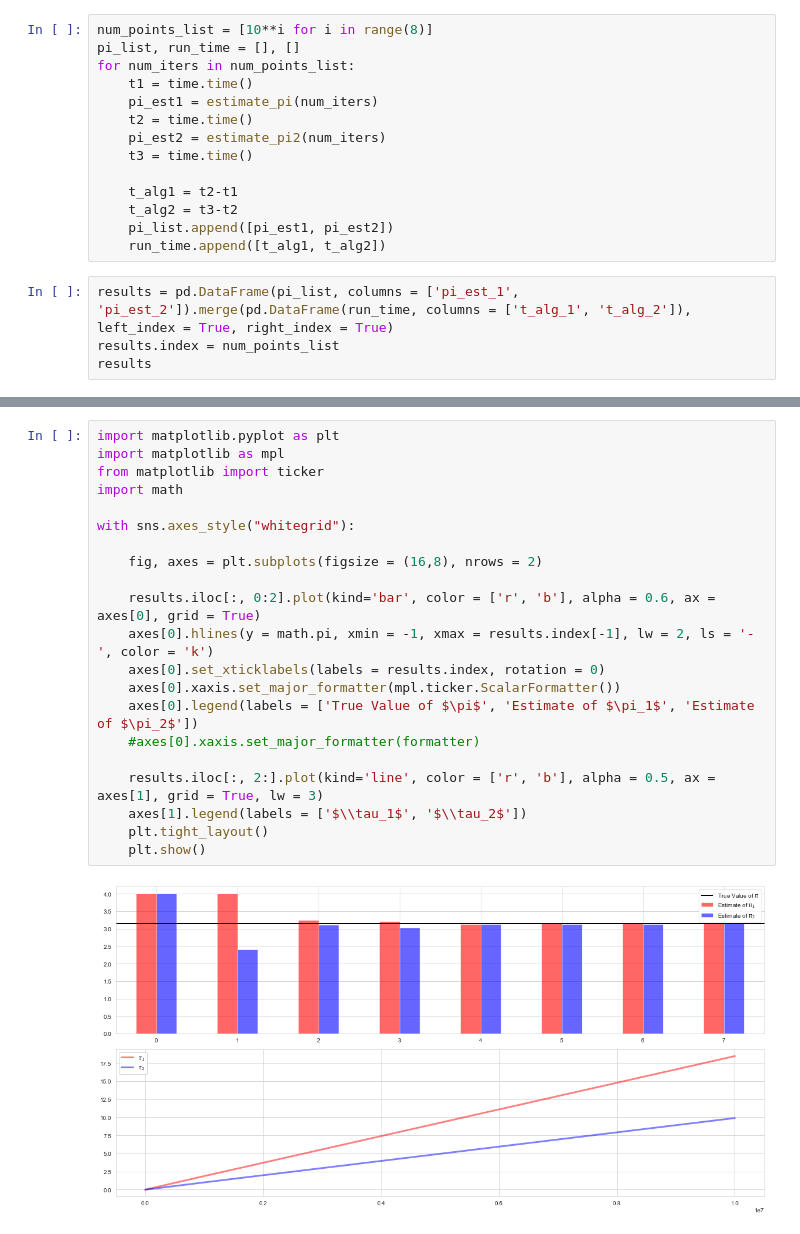
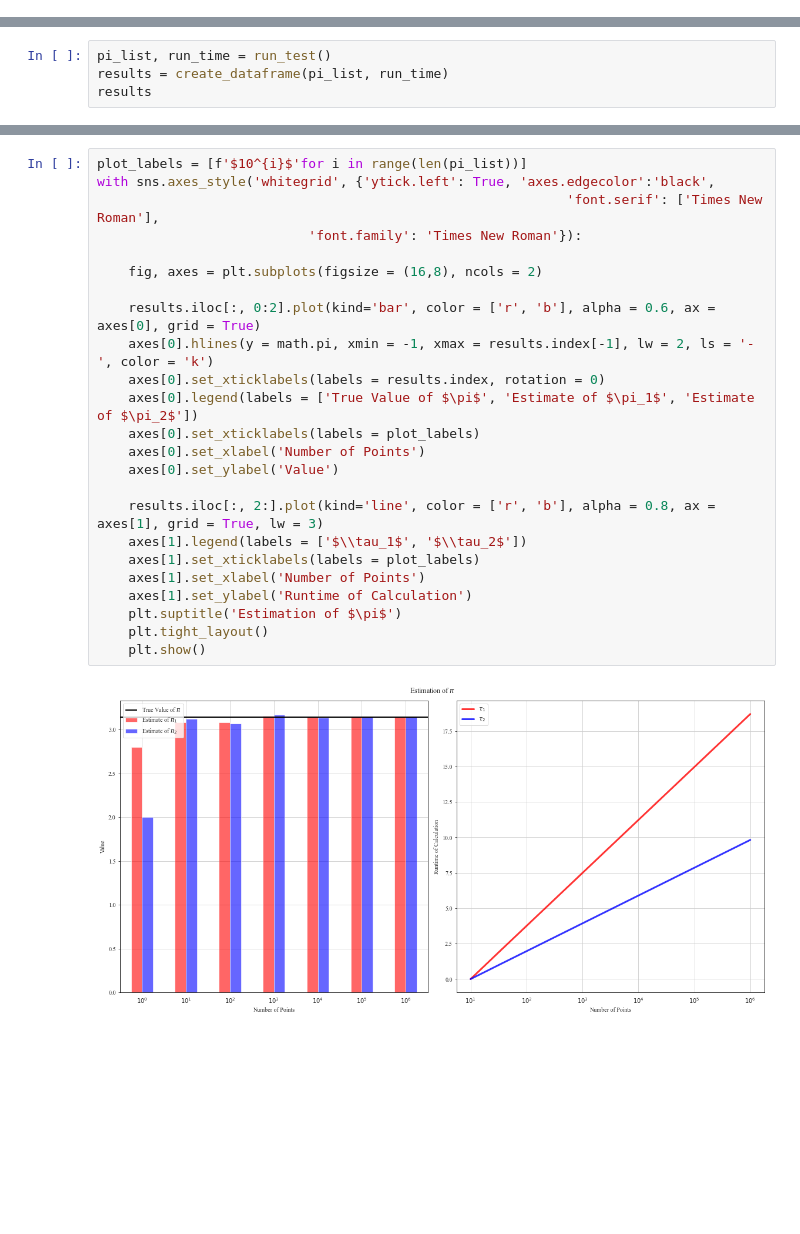
Before and after one commit to petartodorovic/Programming-Problems, a Jupyter notebook: estimating_pi.ipynb, the cells around one changed output, grey strips where cells are left out. Saved outputs shown, nothing was run; the diff lists cells and outputs as text; blank space fills up the shorter version.

```diff
--- a/estimating_pi.ipynb
+++ b/estimating_pi.ipynb
@@ -72,18 +20,0 @@ def estimate_pi2(n_points):
-# %%
-num_points_list = [10**i for i in range(8)]
-pi_list, run_time = [], []
-for num_iters in num_points_list:
-    t1 = time.time()
-    pi_est1 = estimate_pi(num_iters)
-    t2 = time.time()
-    pi_est2 = estimate_pi2(num_iters)
-    t3 = time.time()
-
-    t_alg1 = t2-t1
-    t_alg2 = t3-t2
-    pi_list.append([pi_est1, pi_est2])
-    run_time.append([t_alg1, t_alg2])
-# %%
-results = pd.DataFrame(pi_list, columns = ['pi_est_1', 'pi_est_2']).merge(pd.DataFrame(run_time, columns = ['t_alg_1', 't_alg_2']), left_index = True, right_index = True)
-results.index = num_points_list
-results
@@ -103,0 +96,4 @@ math.pi
+# %%
+pi_list, run_time = run_test()
+results = create_dataframe(pi_list, run_time)
+results
@@ -104,23 +114,26 @@ math.pi
 # %%
-import matplotlib.pyplot as plt
-import matplotlib as mpl
-from matplotlib import ticker
-import math
+plot_labels = [f'$10^{i}$'for i in range(len(pi_list))]
+with sns.axes_style('whitegrid', {'ytick.left': True, 'axes.edgecolor':'black',
+                                                            'font.serif': ['Times New Roman'],
+                           'font.family': 'Times New Roman'}):
 
-with sns.axes_style("whitegrid"):
-
-    fig, axes = plt.subplots(figsize = (16,8), nrows = 2)
+    fig, axes = plt.subplots(figsize = (16,8), ncols = 2)
 
     results.iloc[:, 0:2].plot(kind='bar', color = ['r', 'b'], alpha = 0.6, ax = axes[0], grid = True)
     axes[0].hlines(y = math.pi, xmin = -1, xmax = results.index[-1], lw = 2, ls = '-', color = 'k')
     axes[0].set_xticklabels(labels = results.index, rotation = 0)
-    axes[0].xaxis.set_major_formatter(mpl.ticker.ScalarFormatter())
     axes[0].legend(labels = ['True Value of $\pi$', 'Estimate of $\pi_1$', 'Estimate of $\pi_2$'])
-    #axes[0].xaxis.set_major_formatter(formatter)
+    axes[0].set_xticklabels(labels = plot_labels)
+    axes[0].set_xlabel('Number of Points')
+    axes[0].set_ylabel('Value')
 
-    results.iloc[:, 2:].plot(kind='line', color = ['r', 'b'], alpha = 0.5, ax = axes[1], grid = True, lw = 3)
+    results.iloc[:, 2:].plot(kind='line', color = ['r', 'b'], alpha = 0.8, ax = axes[1], grid = True, lw = 3)
     axes[1].legend(labels = ['$\\tau_1$', '$\\tau_2$'])
+    axes[1].set_xticklabels(labels = plot_labels)
+    axes[1].set_xlabel('Number of Points')
+    axes[1].set_ylabel('Runtime of Calculation')
+    plt.suptitle('Estimation of $\pi$')
     plt.tight_layout()
     plt.show()
 # %% [output]
-[figure, old version]
+[figure, new version]
```
Also changed, not shown: parts of 9 cells of this notebook.
